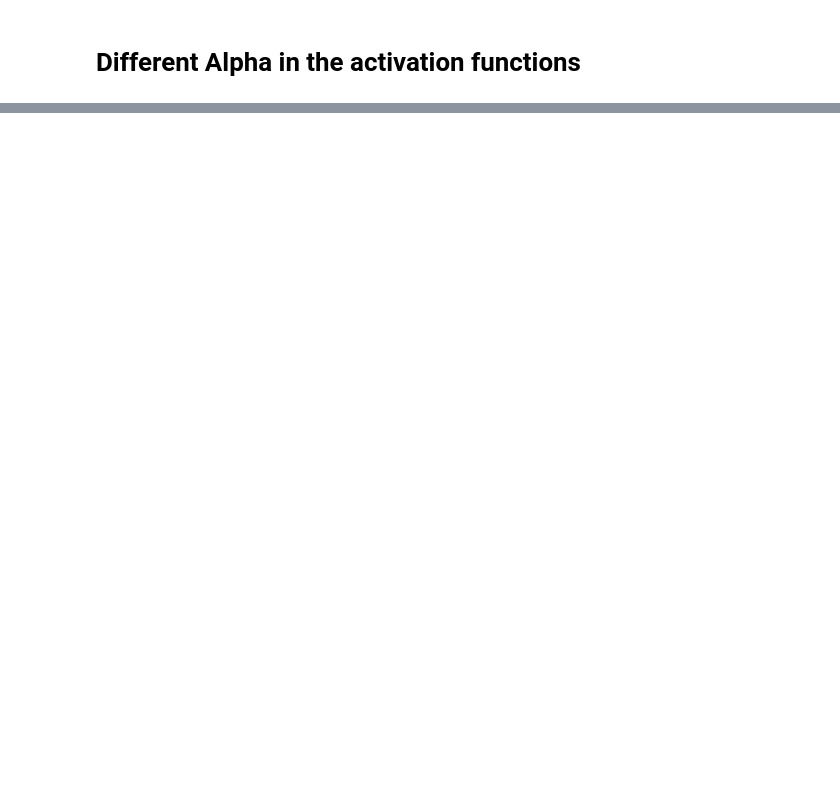
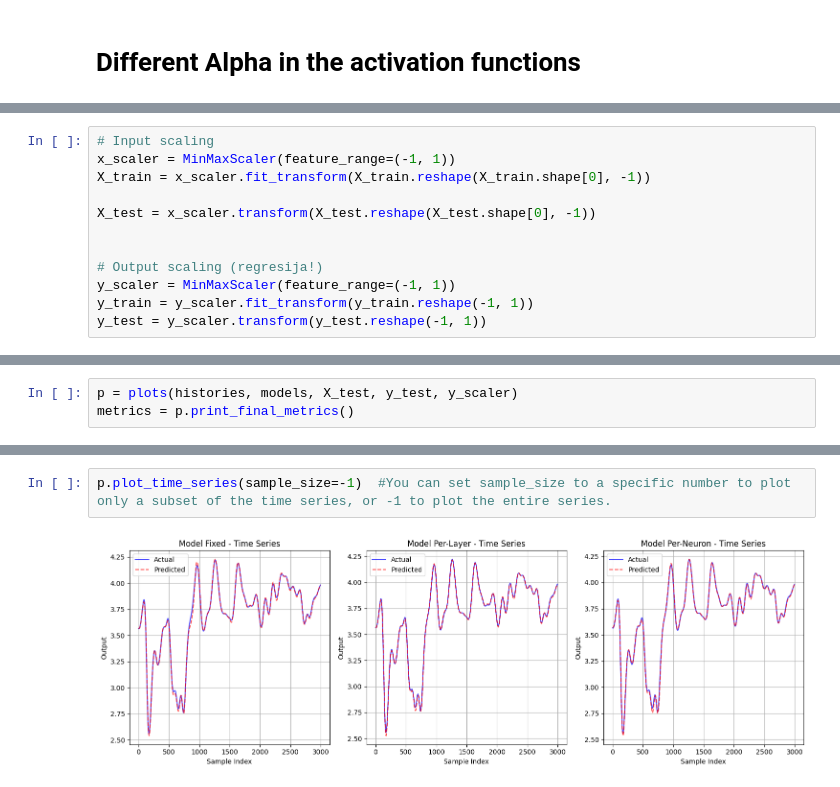
Before and after one commit to Immaioz/FONN, a Jupyter notebook: Example FO.ipynb, the cells around one changed output, grey strips where cells are left out. Drawn from its saved outputs; the diff is of its cells as text; blank space fills up the shorter version.

```diff
--- a/Example FO.ipynb
+++ b/Example FO.ipynb
@@ -43,0 +46,12 @@ y_test = y_scaler.transform(y_test.reshape(-1, 1))
+# %%
+# Input scaling
+x_scaler = MinMaxScaler(feature_range=(-1, 1))
+X_train = x_scaler.fit_transform(X_train.reshape(X_train.shape[0], -1))
+
+X_test = x_scaler.transform(X_test.reshape(X_test.shape[0], -1))
+
+
+# Output scaling (regresija!)
+y_scaler = MinMaxScaler(feature_range=(-1, 1))
+y_train = y_scaler.fit_transform(y_train.reshape(-1, 1))
+y_test = y_scaler.transform(y_test.reshape(-1, 1))
@@ -340,0 +165,3 @@ Model Per-Neuron:
+# %%
+p = plots(histories, models, X_test, y_test, y_scaler)
+metrics = p.print_final_metrics()
@@ -340,0 +192,4 @@ Model Per-Neuron:
+# %%
+p.plot_time_series(sample_size=-1)  #You can set sample_size to a specific number to plot only a subset of the time series, or -1 to plot the entire series.
+# %% [output]
+[figure, added]
```
Also changed, not shown: parts of 20 cells of this notebook, 3 other files.
